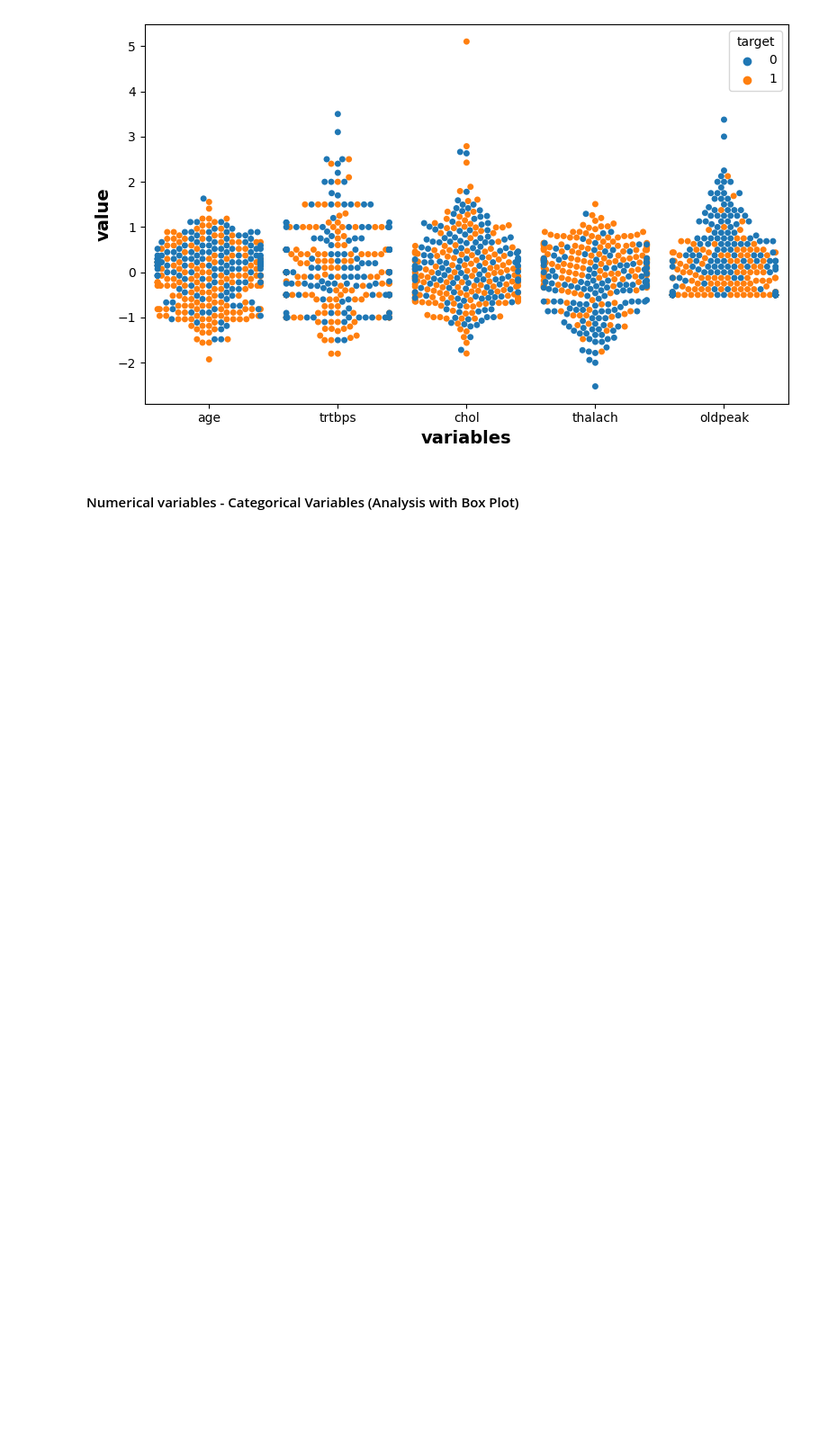
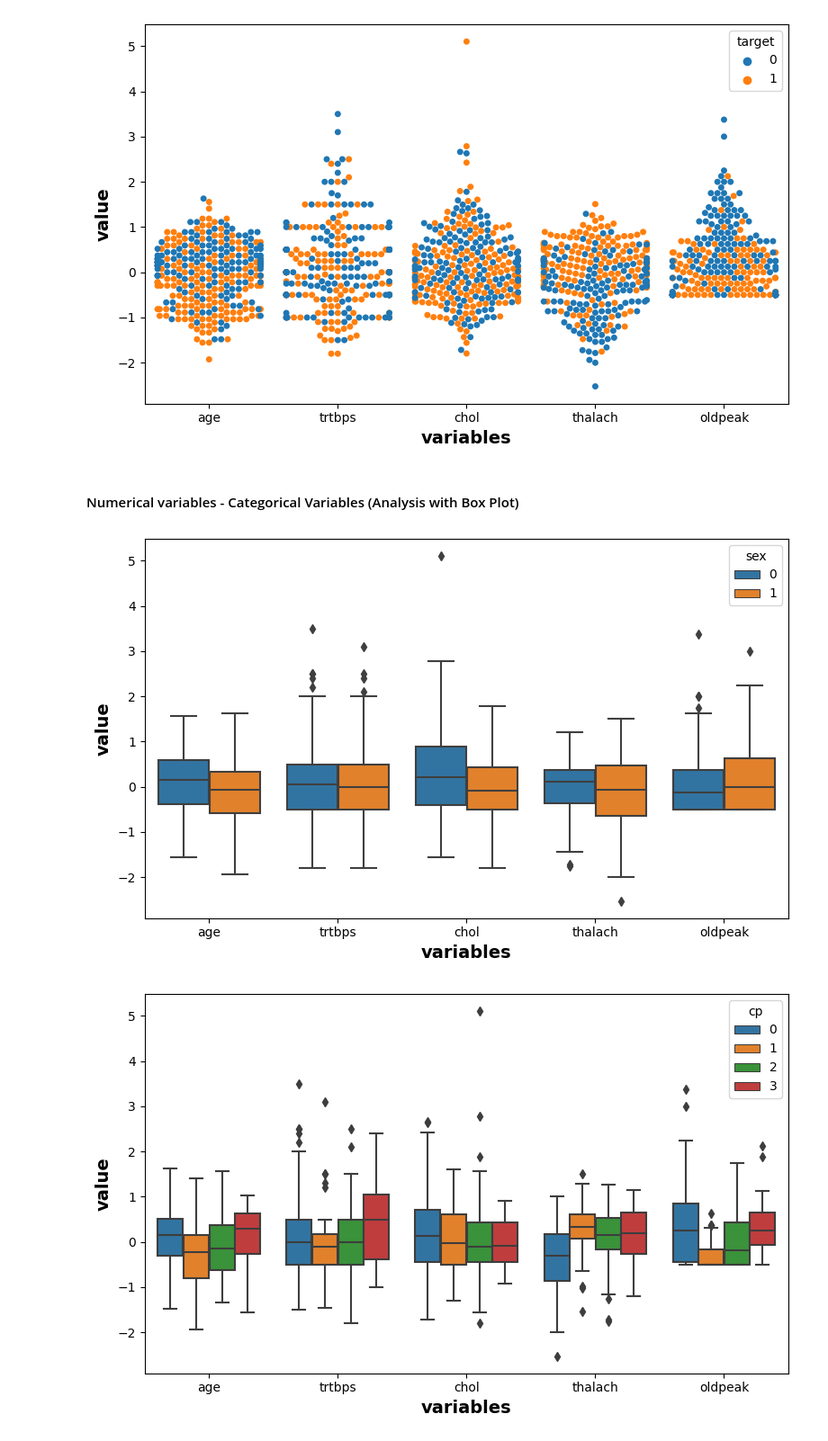
Before and after one commit to hmk07/AIML-project, a Jupyter notebook: ai-ml-project-sem-v.ipynb, the cells around one changed output. Shown at 90% size. Cells and saved outputs as stored; diff of their text form; code cells hidden in the pictures; blank space fills up the shorter version.

Commit message:
boxplot

```diff
--- a/ai-ml-project-sem-v.ipynb
+++ b/ai-ml-project-sem-v.ipynb
@@ -654,3 +654,20 @@ for i in df[categoric_var]:
 [figure]
 # %% [markdown]
 #### Numerical variables - Categorical Variables (Analysis with Box Plot)
+# %%
+axis_font = {"family" : "arial", "color" : "black", "weight" : "bold", "size" : 14}
+for i in df[categoric_var]:
+    df_new = pd.concat([df_scaled, df.loc[:, i]], axis = 1)
+    melted_data = pd.melt(df_new, id_vars = i, var_name = "variables", value_name = "value")
+
+    plt.figure(figsize = (8, 5))
+    sns.boxplot(x = "variables", y = "value", hue = i, data = melted_data)
+
+    plt.xlabel("variables", fontdict = axis_font)
+    plt.ylabel("value", fontdict = axis_font)
+
+    plt.tight_layout()
+    plt.show()
+# %% [output]
+[figure, added]
+[figure, added]
```
Also changed, not shown: parts of 1 cell of this notebook.
